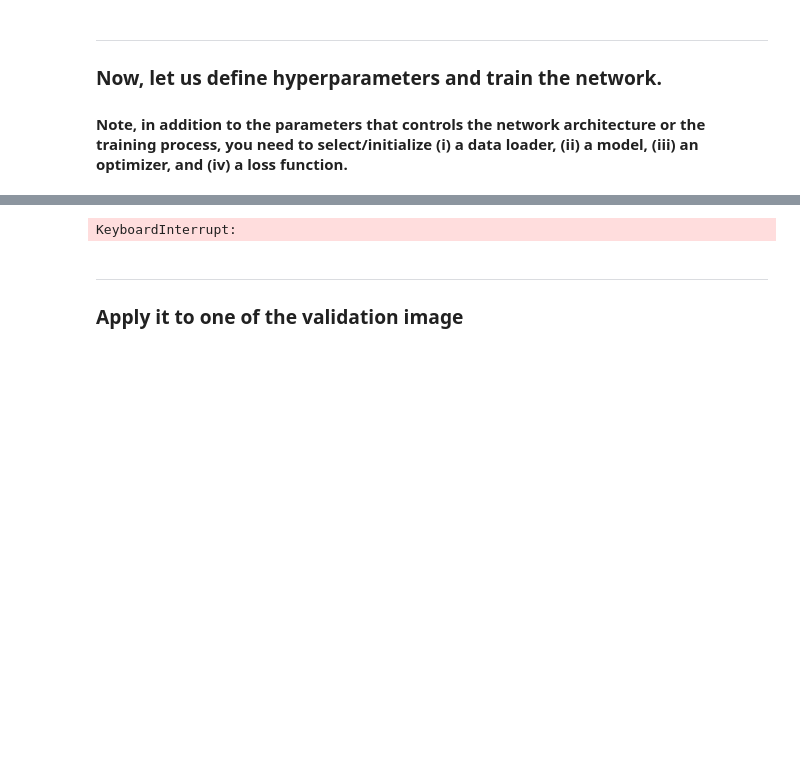
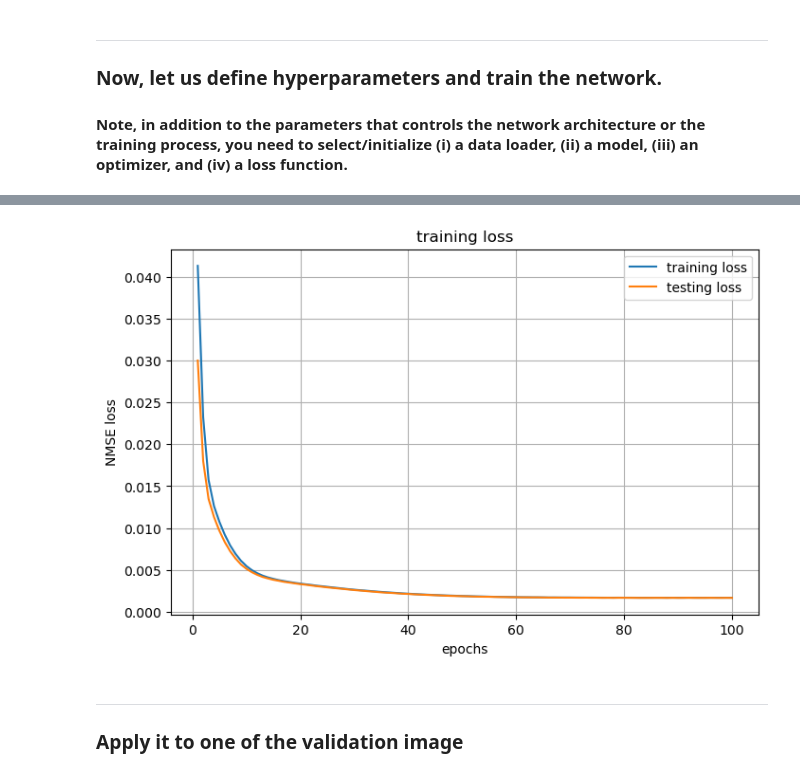
Before and after one commit to gwherb/Final-Project-Group-Work-5710, a Jupyter notebook: starter_code.ipynb, the cells around one changed output, grey strips where cells are left out. Cells and saved outputs as stored; diff of their text form; code cells hidden in the pictures; blank space fills up the shorter version.

```diff
--- a/starter_code.ipynb
+++ b/starter_code.ipynb
@@ -92,15 +92,24 @@ class TrivialNet(nn.Module):
 ___
 ### Create a function to execute training. Note, we will call this function later.
 # %%
-def train_model(model, opt, criterion, train_loader,test_loader, num_epoch, noise_std, avg_train_losses=[], avg_test_losses=[], epoch=0):
+def train_model(model, opt, criterion, train_loader, test_loader, num_epoch, noise_std, avg_train_losses=[], avg_test_losses=[], epoch=0):
 
     for epoch in range(epoch, num_epoch): # Loop over the dataset multiple times
         model.train()
         total_train_loss = 0
         for i, y_tr_batch in enumerate(train_loader): # Loop over mini-batches
+            x_tr_batch = y_tr_batch.clone()
+            # implement data augmentation
+            # flip = torch.randint(0,1,(1,)).item()
+            # if flip:
+            #     x_tr_batch = x_tr_batch.flip(2) # flip the image horizontally
+            # rotate = torch.randint(-10, 10,(1,)).item()
+            # translate = torch.randint(-10, 10, (2,)).tolist()
+            # x_tr_batch = TF.affine(x_tr_batch, angle=rotate, translate=(translate), scale=1, shear=0)
             noise = torch.randn_like(y_tr_batch) * noise_std
-            x_tr_batch = y_tr_batch + noise
+            x_tr_batch = x_tr_batch + noise
 
+            # insert translation, rotation, and flipping
             opt.zero_grad() # delete previous gradients
             y_hat_tr_batch = model(x_tr_batch) # forward pass
             loss = criterion(y_hat_tr_batch, y_tr_batch) # compute loss
@@ -137,6 +146,8 @@ def train_model(model, opt, criterion, train_loader,test_loader, num_epoch, nois
                 'avg_test_losses': avg_test_losses[0:epoch]
             }, 'model_checkpoint.pt')
 
+    print('Length of Training loss', len(avg_test_losses))
+    print('Length of Testing loss:', len(avg_test_losses))
     # Plotting
     fig, ax = plt.subplots(figsize=(8, 5))
     ax.plot(range(1, num_epoch+1), avg_train_losses, label='training loss')
@@ -183 +177,13 @@ avg_test_losses = 0
+# %%
+# Initilize the model, criterion, and optimizer
+
+# Model, criterion, and optimizer
+train_loader = create_loader(train_dataset, batch_size)
+model = TrivialNet() # Pick a model
+opt = optim.Adam(model.parameters(), lr=lr) # Pick an optimizer
+criterion = nn.MSELoss() # Pick a loss function
+# criterion = nmse_loss
+avg_train_losses = []
+avg_test_losses = []
+epoch = 0
 # %%
@@ -215,4 +207,4 @@ Epoch 100, Test Loss: -15.808139, Train Loss: -15.671076
 # %%
-# Let's train the model from scratch
-train_model(model, opt, criterion, train_loader, test_loader, num_epoch, noise_std=sig)
+# train model (from scratch or a checkpoint)
+train_model(model, opt, criterion, train_loader, test_loader, num_epoch, sig, avg_train_losses, avg_test_losses, epoch)
 # %% [output]
@@ -236,4 +228,4 @@ Epoch 30, Test Loss: -15.797917, Train Loss: -15.662177
-KeyboardInterrupt:
+[figure, added]
 # %% [markdown]
 ___
 ### Apply it to one of the validation image
```
Also changed, not shown: parts of 6 cells of this notebook, 1 other file.
